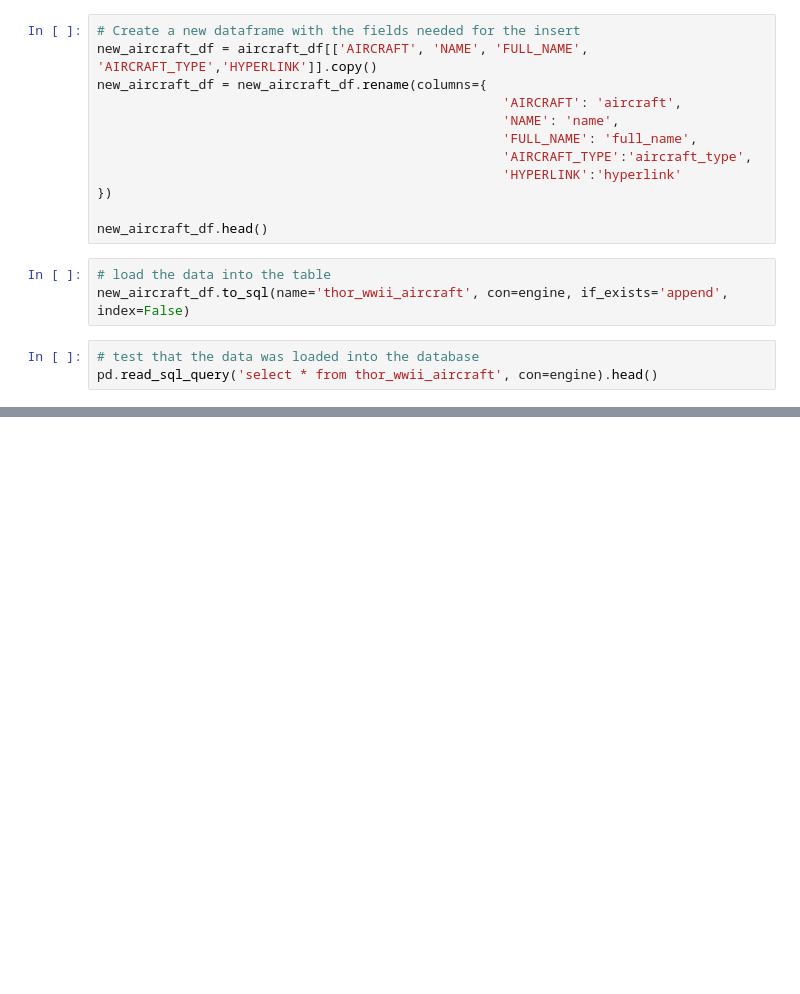
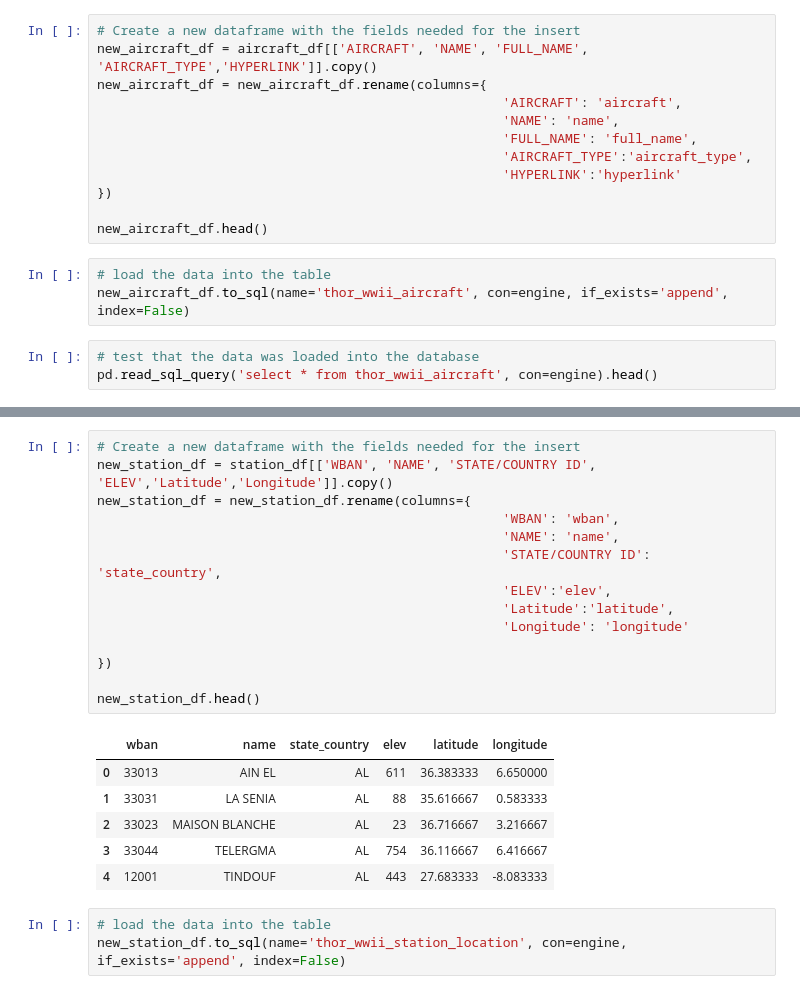
Before and after one commit to MrBadinger/ETL_Challenge, a Jupyter notebook: thor_etl.ipynb, the cells around one changed output, grey strips where cells are left out. Cells and saved outputs as stored; diff of their text form; blank space fills up the shorter version.

```diff
--- a/thor_etl.ipynb
+++ b/thor_etl.ipynb
@@ -35,0 +59,24 @@ pd.read_sql_query('select * from thor_wwii_aircraft', con=engine).head()
+# %%
+# Create a new dataframe with the fields needed for the insert
+new_station_df = station_df[['WBAN', 'NAME', 'STATE/COUNTRY ID', 'ELEV','Latitude','Longitude']].copy()
+new_station_df = new_station_df.rename(columns={
+                                                    'WBAN': 'wban',
+                                                    'NAME': 'name',
+                                                    'STATE/COUNTRY ID': 'state_country',
+                                                    'ELEV':'elev',
+                                                    'Latitude':'latitude',
+                                                    'Longitude': 'longitude'
+
+})
+
+new_station_df.head()
+# %% [output]
+|  | wban | name | state_country | elev | latitude | longitude |
+| 0 | 33013 | AIN EL | AL | 611 | 36.383333 | 6.650000 |
+| 1 | 33031 | LA SENIA | AL | 88 | 35.616667 | 0.583333 |
+| 2 | 33023 | MAISON BLANCHE | AL | 23 | 36.716667 | 3.216667 |
+| 3 | 33044 | TELERGMA | AL | 754 | 36.116667 | 6.416667 |
+| 4 | 12001 | TINDOUF | AL | 443 | 27.683333 | -8.083333 |
+# %%
+# load the data into the table
+new_station_df.to_sql(name='thor_wwii_station_location', con=engine, if_exists='append', index=False)
```
Also changed, not shown: parts of 11 cells of this notebook, 1 other file.
